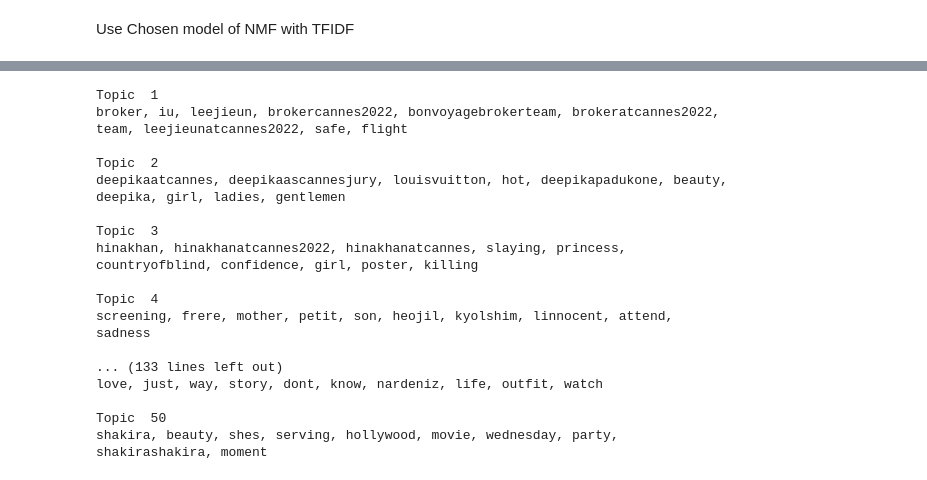
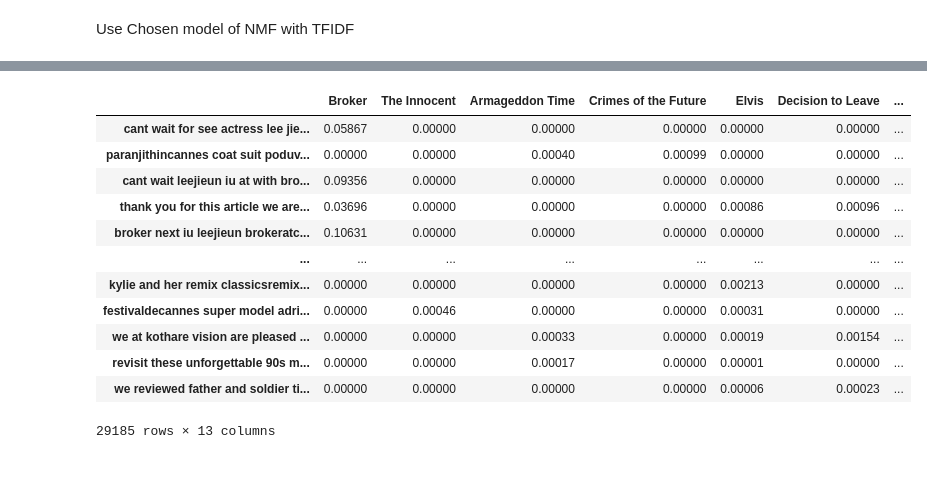
Before and after one commit to amyyunekim/Course_5_NLP, a Jupyter notebook: code/nlp_cannes.ipynb, the cells around one changed output, grey strips where cells are left out. Saved outputs shown, nothing was run; the diff lists cells and outputs as text; code cells hidden in the pictures.

```diff
--- a/code/nlp_cannes.ipynb
+++ b/code/nlp_cannes.ipynb
@@ -456,21 +476,17 @@ topic_term_df = pd.DataFrame (topic_term.round(3), columns = tv.get_feature_name
-# %%
-output =display_topics(nmf_tfidf_50, tv.get_feature_names(),10) # inspect top 10 terms of each topic
-output;
-# %% [output]
-Topic  1
-broker, iu, leejieun, brokercannes2022, bonvoyagebrokerteam, brokeratcannes2022, team, leejieunatcannes2022, safe, flight
-
-Topic  2
-deepikaatcannes, deepikaascannesjury, louisvuitton, hot, deepikapadukone, beauty, deepika, girl, ladies, gentlemen
-
-Topic  3
-hinakhan, hinakhanatcannes2022, hinakhanatcannes, slaying, princess, countryofblind, confidence, girl, poster, killing
-
-Topic  4
-screening, frere, mother, petit, son, heojil, kyolshim, linnocent, attend, sadness
-
-... (133 lines left out)
-love, just, way, story, dont, know, nardeniz, life, outfit, watch
-
-Topic  50
-shakira, beauty, shes, serving, hollywood, movie, wednesday, party, shakirashakira, moment
+# %%
+movies_doc_topic_df=doc_topic_df.iloc[:,[0,3,5,8,10,11,12,19,20,21,24,25,28]]
+movies_doc_topic_df
+# %% [output]
+|  | Broker | The Innocent | Armageddon Time | Crimes of the Future | Elvis | Decision to Leave | ... |
+| cant wait for see actress lee jie... | 0.05867 | 0.00000 | 0.00000 | 0.00000 | 0.00000 | 0.00000 | ... |
+| paranjithincannes coat suit poduv... | 0.00000 | 0.00000 | 0.00040 | 0.00099 | 0.00000 | 0.00000 | ... |
+| cant wait leejieun iu at with bro... | 0.09356 | 0.00000 | 0.00000 | 0.00000 | 0.00000 | 0.00000 | ... |
+| thank you for this article we are... | 0.03696 | 0.00000 | 0.00000 | 0.00000 | 0.00086 | 0.00096 | ... |
+| broker next iu leejieun brokeratc... | 0.10631 | 0.00000 | 0.00000 | 0.00000 | 0.00000 | 0.00000 | ... |
+| ... | ... | ... | ... | ... | ... | ... | ... |
+| kylie and her remix classicsremix... | 0.00000 | 0.00000 | 0.00000 | 0.00000 | 0.00213 | 0.00000 | ... |
+| festivaldecannes super model adri... | 0.00000 | 0.00046 | 0.00000 | 0.00000 | 0.00031 | 0.00000 | ... |
+| we at kothare vision are pleased ... | 0.00000 | 0.00000 | 0.00033 | 0.00000 | 0.00019 | 0.00154 | ... |
+| revisit these unforgettable 90s m... | 0.00000 | 0.00000 | 0.00017 | 0.00000 | 0.00001 | 0.00000 | ... |
+| we reviewed father and soldier ti... | 0.00000 | 0.00000 | 0.00000 | 0.00000 | 0.00006 | 0.00023 | ... |
+29185 rows × 13 columns
```
Also changed, not shown: parts of 12 cells of this notebook, 2 other files.
